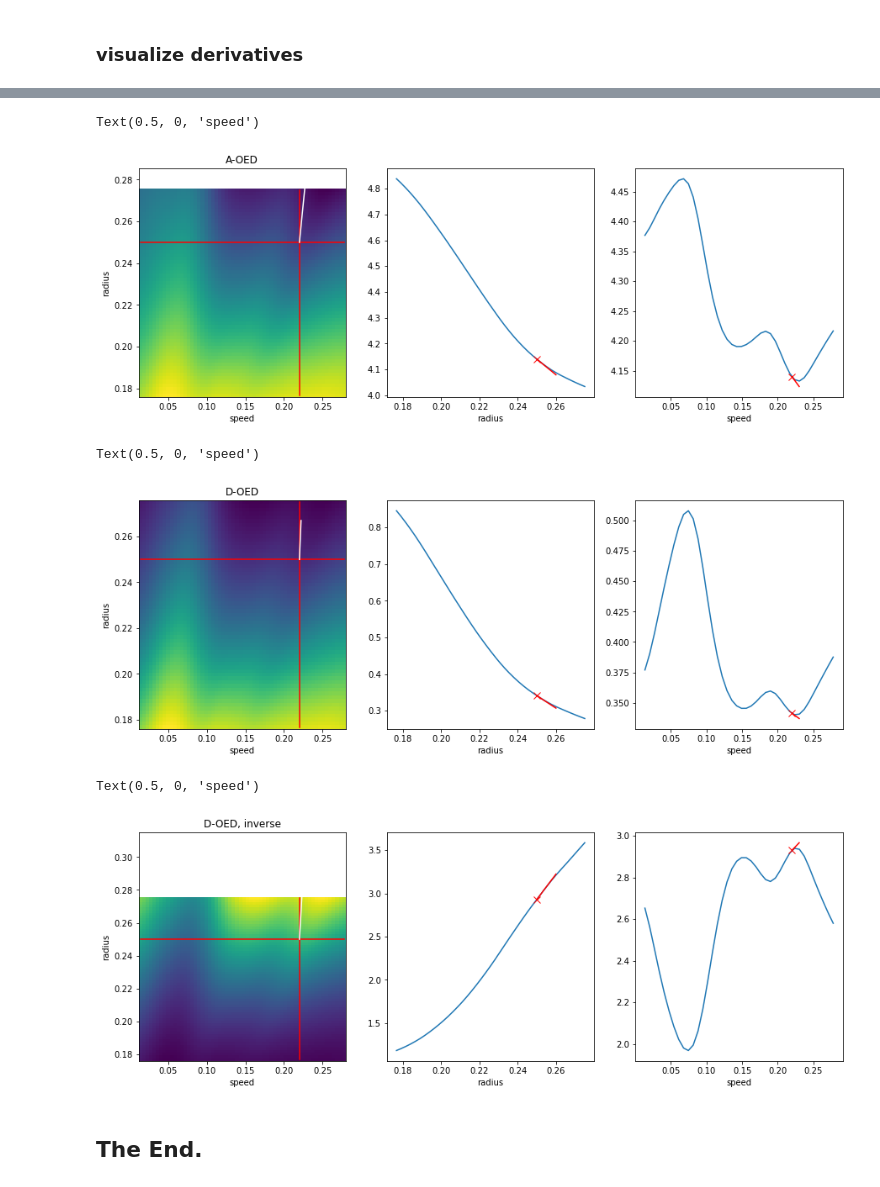
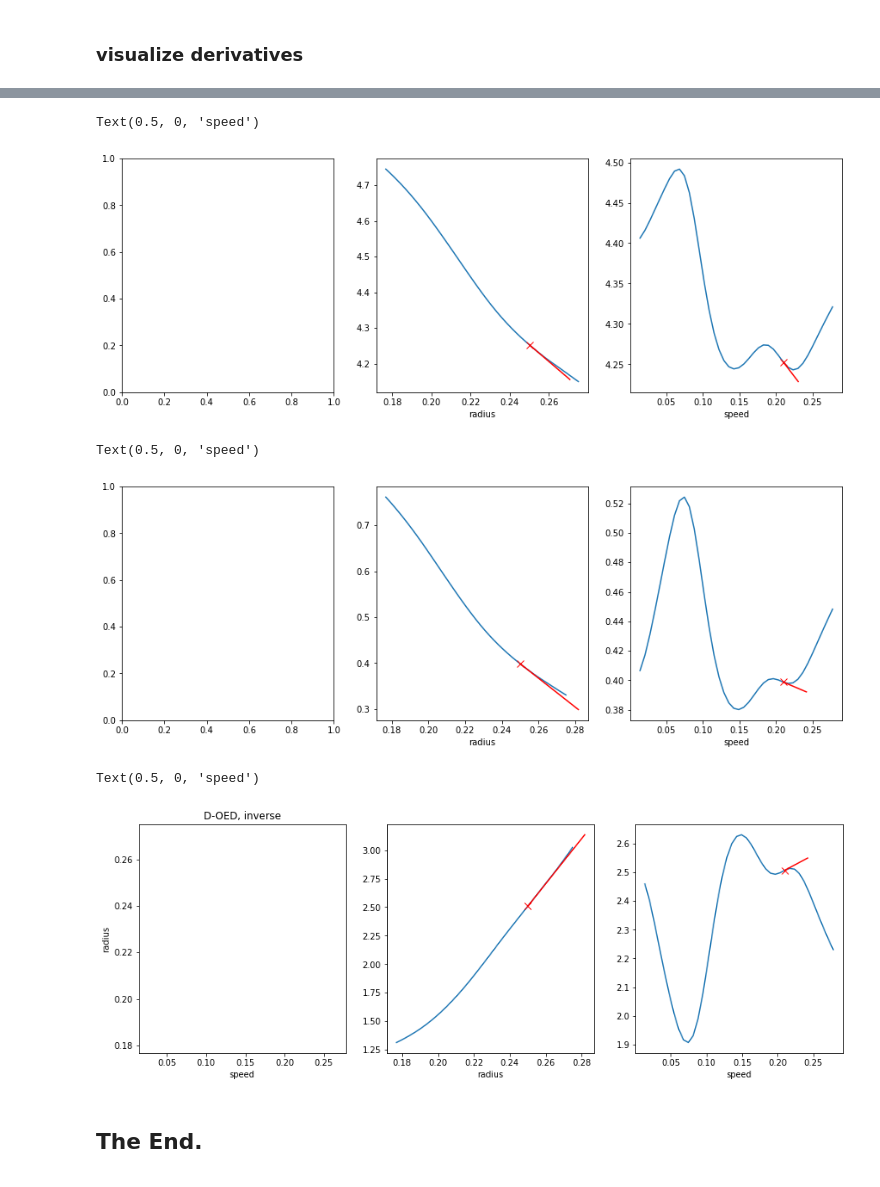
Before and after one commit to leyffer/m2dtIceSheet, a Jupyter notebook: notebooks/2_measurement_types.ipynb, the cells around one changed output, grey strips where cells are left out. Drawn from its saved outputs; the diff is of its cells as text; code cells hidden in the pictures.

```diff
--- a/notebooks/2_measurement_types.ipynb
+++ b/notebooks/2_measurement_types.ipynb
@@ -212,9 +212,9 @@ ax.legend()
 Because it's a lot of repeat code, I'm not going to paste it here individually for each drone. Insteaad, please define in the box below for which drone you'd like to visialize the OED utility functions and the derivatives. It takes about 2 min to switch out the drone, and a lot longer still to compute the 2D visualizations. If you don't have much time, make sure to set `bool_skip_2D_plots` to `True`
 # %%
 # user input
-which_drone = drone_pointwise
+which_drone = drone_gaussian
 
-bool_skip_2D_plots = False
+bool_skip_2D_plots = True
 # set to True to not compute 2D plots of measurements (can take quite a while to compute)
 # %% [markdown]
 ### inverse problem setup
@@ -290,7 +286,7 @@ if not bool_skip_2D_plots:
 ### visualize derivatives
 # %%
 # user input: Where to evaluate the derivative:
-speed_test = 0.22 # choose value between 0 and max(vec_speed) \approx 0.27768018
+speed_test = 0.21 # choose value between 0 and max(vec_speed) \approx 0.27768018
 radius_test = 0.25 # choose value between radius_min \approx 0.1767766952966369 and radius_max \approx 0.275
 
 tStart = time.time()
@@ -311,13 +307,13 @@ tStart_sub = time.time()
 der_ref_A = utility.d_utility_d_control(posterior_ref, mode="A")
 der_ref_D = utility.d_utility_d_control(posterior_ref, mode="D")
 der_ref_Dinv = utility.d_utility_d_control(posterior_ref, mode="D-inverse")
-print("mean time for taking derivativies: ", (time.time()-tStart_sub)/3)
+print("mean time for taking derivativies: ", (time.time()-tStart_sub)/3, " s.")
 ## done with the important part
 
 print("Starting to compute 1D plot points")
 util_test = np.zeros((4, 2, n_test+1))
 for i in range(n_test+1):
-    #print("iteration {} / {}".format(i+1, n_test+1))
+    print("iteration {} / {}".format(i+1, n_test+1))
 
     if i < n_test:
         # vec_speed has one entry less (to avoid accidentally transposing the results)
@@ -348,7 +356,7 @@ Runtime of this block:  0.044015133380889894 min.
 # %%
 fig, axs = plt.subplots(1, 3, figsize=(15, 5))
-scale = 0.01
 norm = la.norm(der_ref_A)
+scale = 0.1/norm
 
 if not bool_skip_2D_plots:
     axs[0].pcolormesh(vec_speed_2d, vec_radius_2d, util[0, :, :])
@@ -359,6 +367,8 @@ if not bool_skip_2D_plots:
                 color = "w", marker = None)
     axs[0].set_xlabel("speed")
     axs[0].set_ylabel("radius")
+    axs[0].set_xlim([np.min(vec_speed), np.max(vec_speed)])
+    axs[0].set_ylim([np.min(vec_radius), np.max(vec_radius)])
     axs[0].set_title("A-OED")
 
 axs[1].plot(vec_radius, util_test[0, 1, :])
@@ -376,43 +386,45 @@ axs[2].plot([speed_test, speed_test + scale],
 axs[2].set_xlabel("speed")
 # %% [output]
 Text(0.5, 0, 'speed')
-[figure, old version]
+[figure, new version]
 # %%
 fig, axs = plt.subplots(1, 3, figsize=(15, 5))
-scale = 0.01
 norm = la.norm(der_ref_D)
+scale = 0.1/norm
 
 if not bool_skip_2D_plots:
     axs[0].pcolormesh(vec_speed_2d, vec_radius_2d, util[1, :, :])
     axs[0].plot([vec_speed_2d[0], vec_speed_2d[-1]], [radius_test, radius_test], color="r", marker=None)
     axs[0].plot([speed_test, speed_test], [vec_radius_2d[0], vec_radius_2d[-1]], color="r", marker=None)
     axs[0].plot([speed_test, speed_test - 0.5 * scale * der_ref_D[1]],
                 [radius_test, radius_test - 0.5 * scale * der_ref_D[0]],
                 color = "w", marker = None)
     axs[0].set_xlabel("speed")
     axs[0].set_ylabel("radius")
+    axs[0].set_xlim([np.min(vec_speed), np.max(vec_speed)])
+    axs[0].set_ylim([np.min(vec_radius), np.max(vec_radius)])
     axs[0].set_title("D-OED")
 
 axs[1].plot(vec_radius, util_test[1, 1, :])
 axs[1].plot([radius_test], util_ref[1], marker="x", markersize=8, color="r")
 axs[1].plot([radius_test, radius_test + scale],
             [util_ref[1], util_ref[1]+scale*der_ref_D[0]],
             marker="", markersize=8, color="r")
 axs[1].set_xlabel("radius")
 
 axs[2].plot(vec_speed, util_test[1, 0, :-1])
 axs[2].plot([speed_test], util_ref[1], marker="x", markersize=8, color="r")
 axs[2].plot([speed_test, speed_test + scale],
             [util_ref[1], util_ref[1]+scale*der_ref_D[1]],
             marker="", markersize=8, color="r")
 axs[2].set_xlabel("speed")
 # %% [output]
 Text(0.5, 0, 'speed')
-[figure, old version]
+[figure, new version]
 # %%
 fig, axs = plt.subplots(1, 3, figsize=(15, 5))
-scale = 0.01
 norm = la.norm(der_ref_D)
+scale = 0.1/norm
 
 if not bool_skip_2D_plots:
     axs[0].pcolormesh(vec_speed_2d, vec_radius_2d, 1/util[1, :, :])
@@ -426,6 +438,8 @@ if not bool_skip_2D_plots:
 axs[0].set_xlabel("speed")
 axs[0].set_ylabel("radius")
 axs[0].set_title("D-OED, inverse")
+axs[0].set_xlim([np.min(vec_speed), np.max(vec_speed)])
+axs[0].set_ylim([np.min(vec_radius), np.max(vec_radius)])
 
 axs[1].plot(vec_radius, util_test[2, 1, :])
 axs[1].plot([radius_test], util_ref[2], marker="x", markersize=8, color="r")
@@ -442,7 +456,7 @@ axs[2].plot([speed_test, speed_test + scale],
 axs[2].set_xlabel("speed")
 # %% [output]
 Text(0.5, 0, 'speed')
-[figure, old version]
+[figure, new version]
 # %% [markdown]
 ## The End.
 # %%
```
Also changed, not shown: parts of 8 cells of this notebook, 10 other files.
